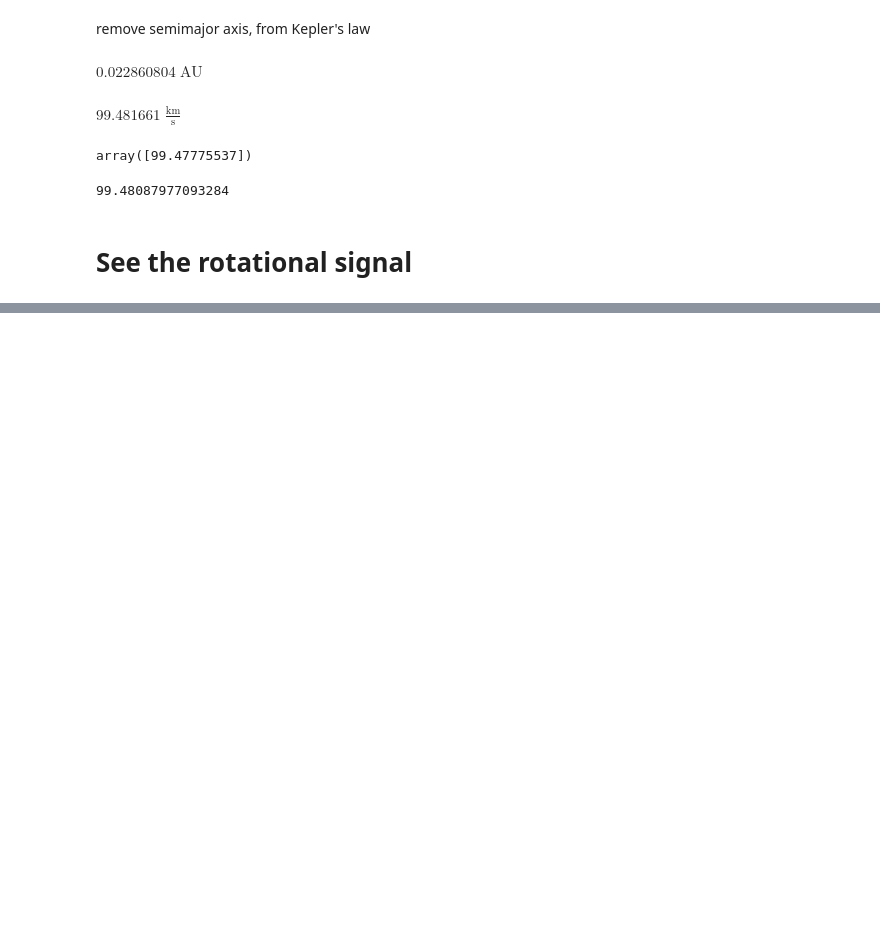
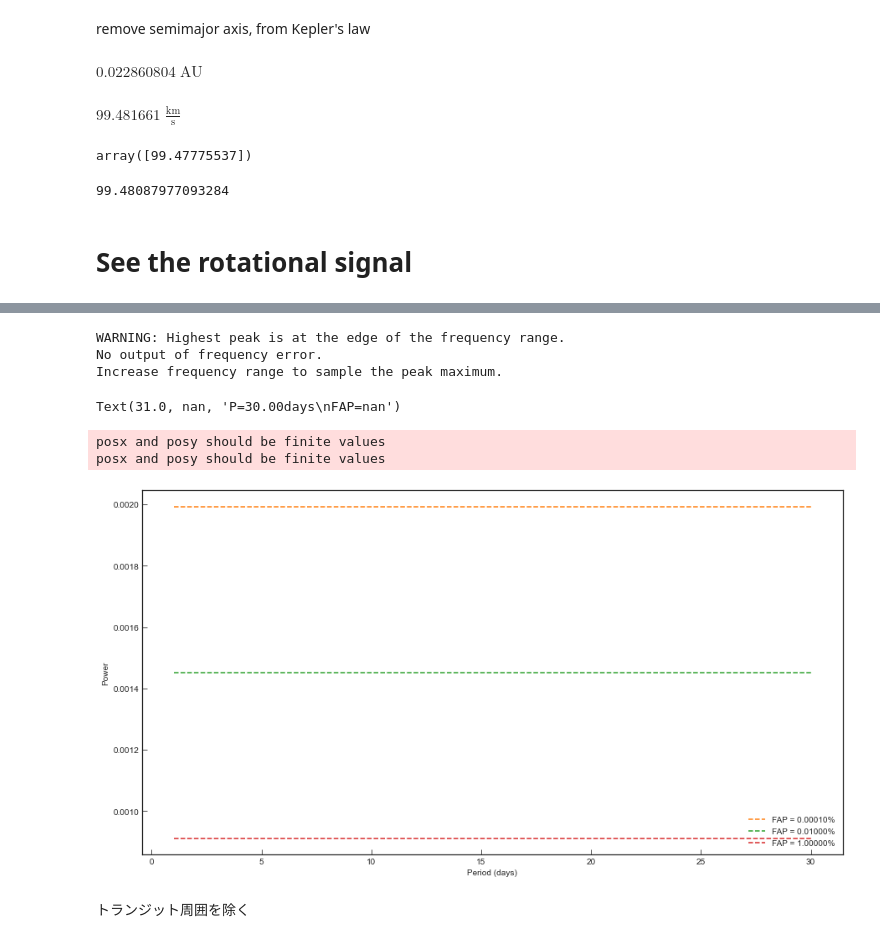
Before and after one commit to jpdeleon/toi1696, a Jupyter notebook: notebooks/rotation & orbital period.ipynb, the cells around one changed output, grey strips where cells are left out. Cells and saved outputs as stored; diff of their text form; code cells hidden in the pictures; blank space fills up the shorter version.

```diff
--- a/notebooks/rotation & orbital period.ipynb
+++ b/notebooks/rotation & orbital period.ipynb
@@ -62,0 +171,38 @@ ImportError: cannot import name 'MetaAttribute'
+# %%
+
+
+ifmax = np.argmax(clp.power)
+pmax = clp.power[ifmax]
+fmax = clp.freq[ifmax]
+hpp = 1./fmax
+
+# Define FAP levels of 10%, 5%, and 1%
+fapLevels = np.array([1.0e-6, 1.0e-4, 0.01 ])
+# Obtain the associated power thresholds
+plevels = clp.powerLevel(fapLevels)
+
+f = pl.figure(figsize=(15,8))
+
+pl.xlabel("Period (days)")
+pl.ylabel("Power")
+pl.plot(1/clp.freq, clp.power, '-')
+
+for i in range(len(fapLevels)):
+    pl.plot([min(1/clp.freq), max(1/clp.freq)], [plevels[i]]*2, '--',
+             label="FAP = %4.5f%%" % (fapLevels[i]*100))
+pl.legend(loc='lower right')
+
+pl.plot(hpp, pmax, '.', color='r')
+pl.text(hpp+1, pmax-0.005, 'P={:.2f}days\nFAP={:e}'.format(1/fmax, clp.FAP(pmax)))
+
+#pl.savefig('XXX.pdf', facecolor='w')
+# %% [output]
+WARNING: Highest peak is at the edge of the frequency range.
+No output of frequency error.
+Increase frequency range to sample the peak maximum.
+Text(31.0, nan, 'P=30.00days\nFAP=nan')
+posx and posy should be finite values
+posx and posy should be finite values
+[figure, added]
+# %% [markdown]
+トランジット周囲を除く
```
Also changed, not shown: parts of 16 cells of this notebook.
